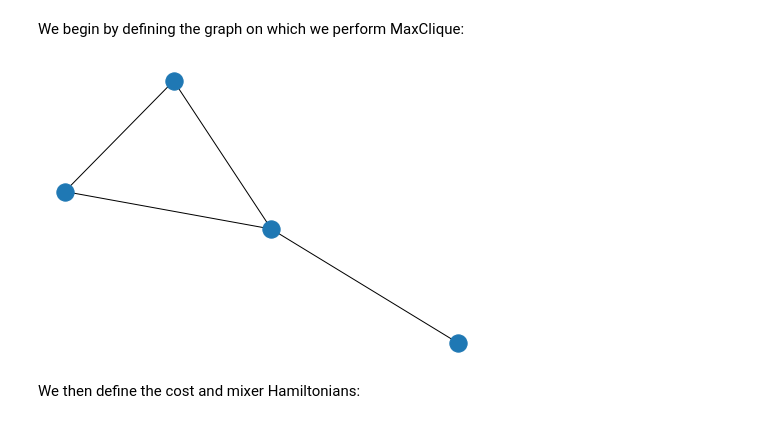
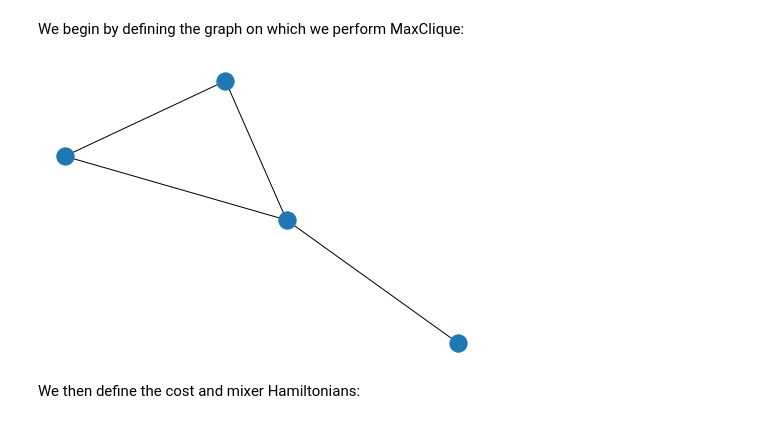
Before and after one commit to Lucaman99/pennylane, a Jupyter notebook: qaoa-good.ipynb, the cells around one changed output. Drawn from its saved outputs; the diff is of its cells as text; code cells hidden in the pictures.

```diff
--- a/qaoa-good.ipynb
+++ b/qaoa-good.ipynb
@@ -178,11 +178,11 @@ We begin by defining the graph on which we perform MaxClique:
 # %%
 wires = range(5)
 ancilla = 4
-graph = nx.Graph([(0, 1), (1, 2), (2, 3), (2, 0)])
+graph = nx.Graph([(0, 1), (1, 2), (2, 0), (2, 3)])
 nx.draw(graph)
 plt.show()
 # %% [output]
-[figure, old version]
+[figure, new version]
 # %% [markdown]
 We then define the cost and mixer Hamiltonians:
 # %%
```
Also changed, not shown: parts of 6 cells of this notebook, 6 other files.
